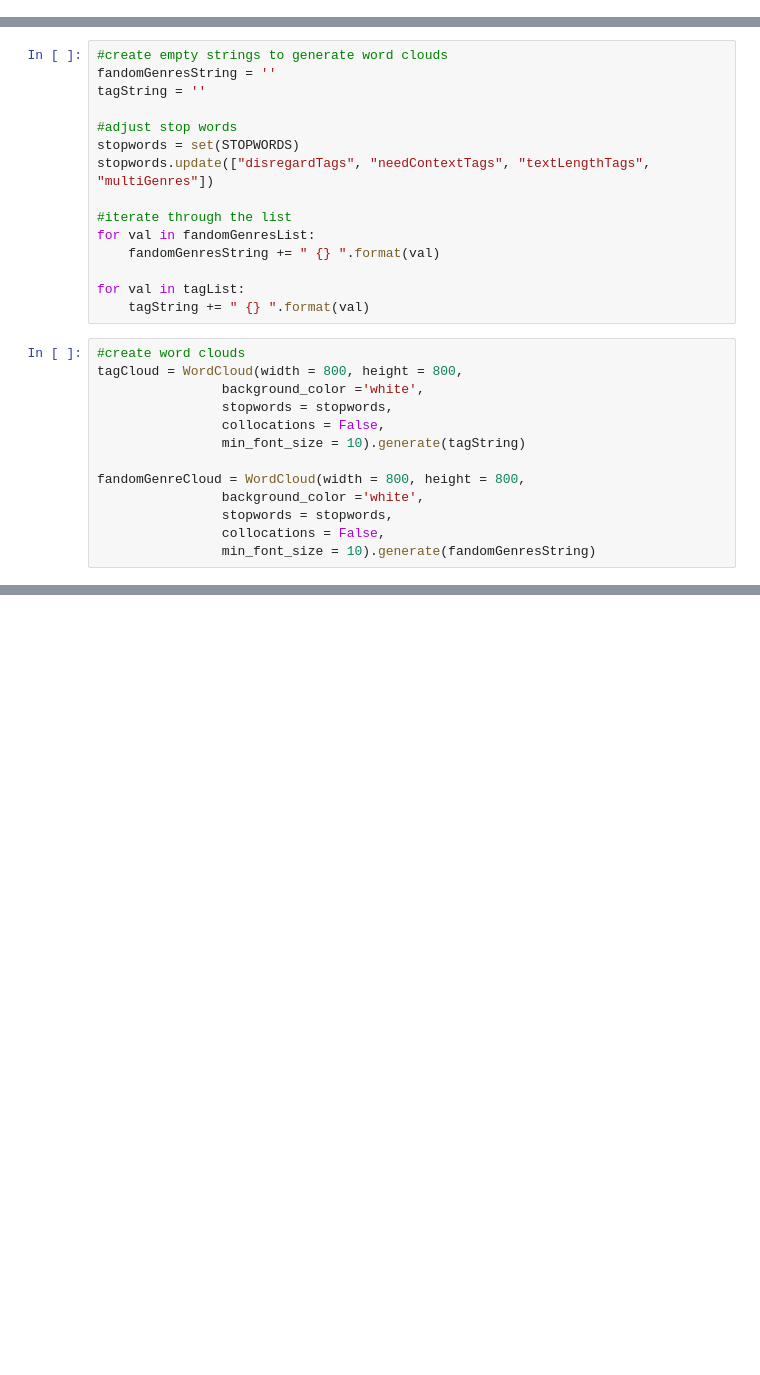
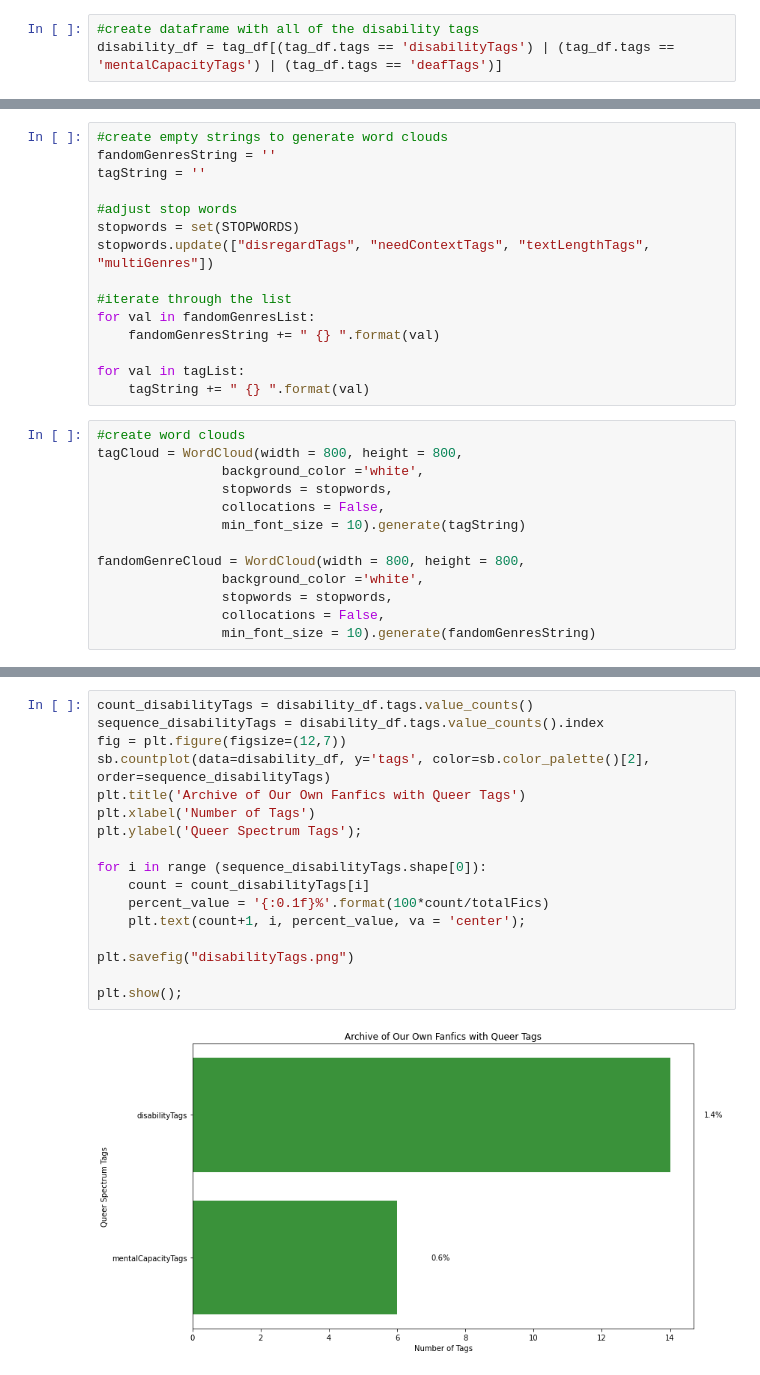
Before and after one commit to jfrankbryant/fictiontaggingengine, a Jupyter notebook: AO3_EDA.ipynb, the cells around one changed output, grey strips where cells are left out. Drawn from its saved outputs; the diff is of its cells as text; blank space fills up the shorter version.

```diff
--- a/AO3_EDA.ipynb
+++ b/AO3_EDA.ipynb
@@ -31,0 +42,3 @@ tagList = stripFlattenList(processedAO3df['tags'])
+# %%
+#create dataframe with all of the disability tags
+disability_df = tag_df[(tag_df.tags == 'disabilityTags') | (tag_df.tags == 'mentalCapacityTags') | (tag_df.tags == 'deafTags')]
@@ -83,0 +136,19 @@ fandomGenreCloud.to_file("fandomGenreCloud.png")
+# %%
+count_disabilityTags = disability_df.tags.value_counts()
+sequence_disabilityTags = disability_df.tags.value_counts().index
+fig = plt.figure(figsize=(12,7))
+sb.countplot(data=disability_df, y='tags', color=sb.color_palette()[2], order=sequence_disabilityTags)
+plt.title('Archive of Our Own Fanfics with Queer Tags')
+plt.xlabel('Number of Tags')
+plt.ylabel('Queer Spectrum Tags');
+
+for i in range (sequence_disabilityTags.shape[0]):
+    count = count_disabilityTags[i]
+    percent_value = '{:0.1f}%'.format(100*count/totalFics)
+    plt.text(count+1, i, percent_value, va = 'center');
+
+plt.savefig("disabilityTags.png")
+
+plt.show();
+# %% [output]
+[figure, added]
```
Also changed, not shown: parts of 13 cells of this notebook, 9 other files.
